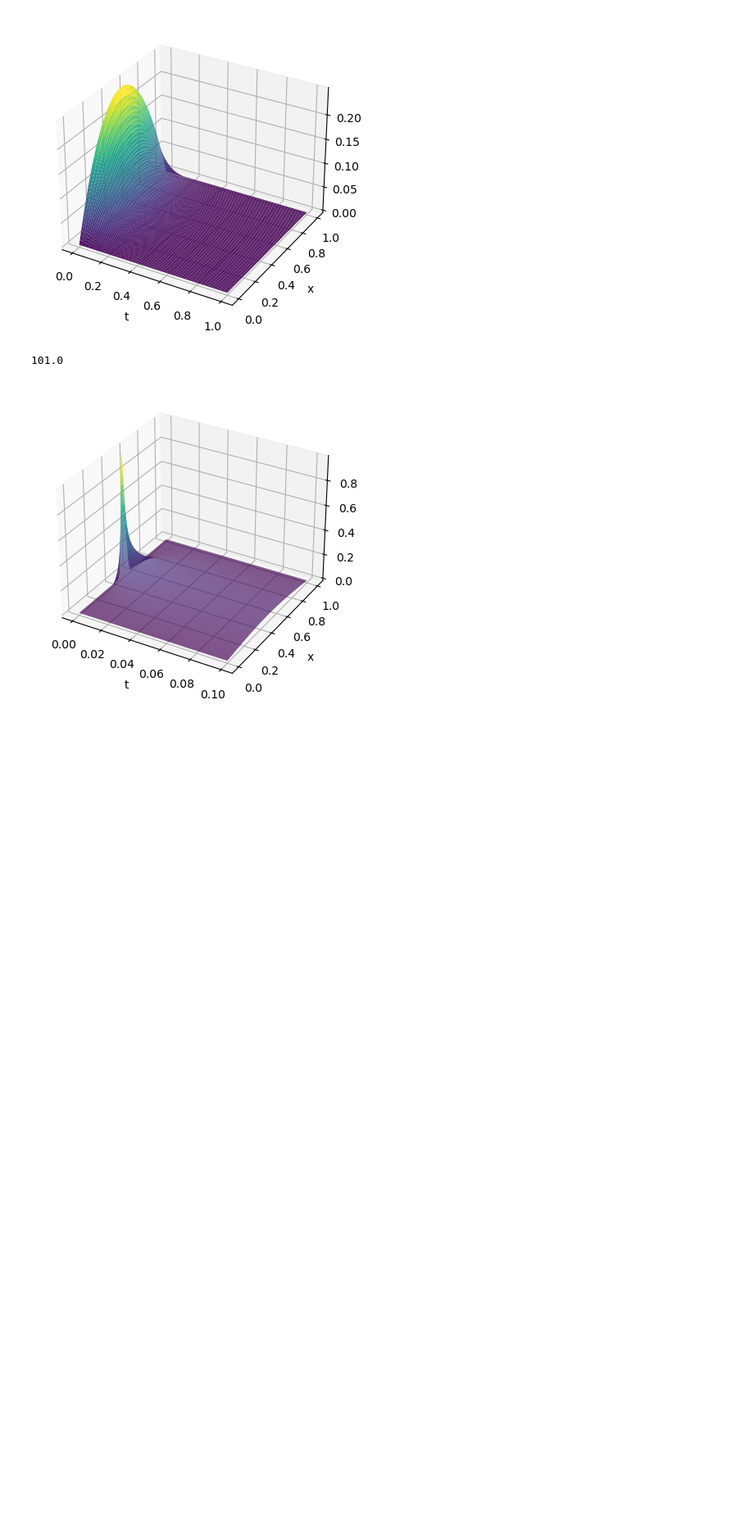
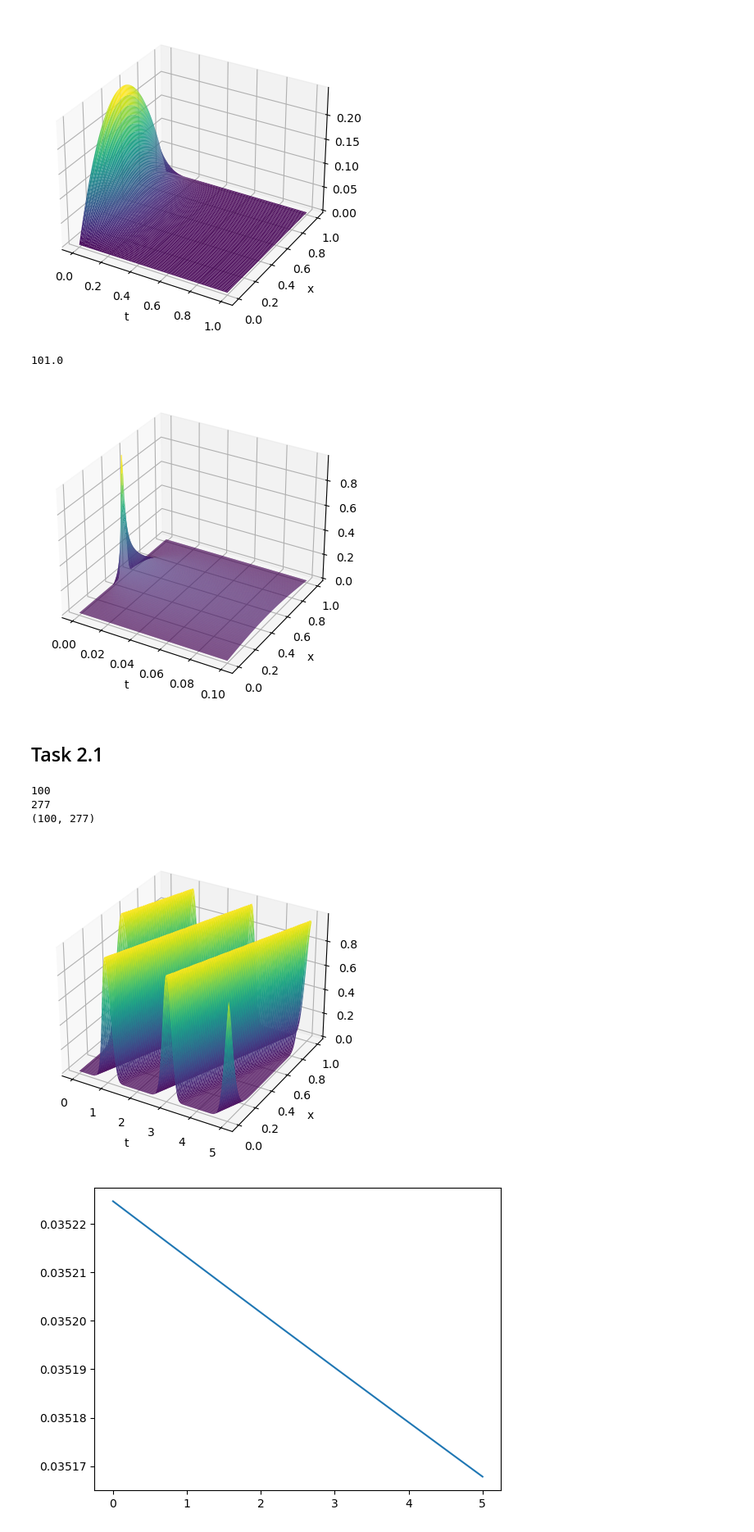
Before and after one commit to varepg/numerical-differential-equations, a Jupyter notebook: project3/project3.ipynb, the cells around one changed output. Shown at 82% size. Cells and saved outputs as stored; diff of their text form; code cells hidden in the pictures; blank space fills up the shorter version.

Commit message:
added plots for laxwen

```diff
--- a/project3/project3.ipynb
+++ b/project3/project3.ipynb
@@ -98,3 +99,33 @@ ax.set_ylabel("x")
 plt.show()
 # %% [output]
 [figure]
+# %% [markdown]
+## Task 2.1
+# %%
+g = lambda x: np.exp(-100*(x-0.5)**2)
+N = 100
+xgrid = np.linspace(0,1,N)
+amu = 0.9
+a = 0.5
+dt, dx = get_stepsizes(a, amu, N)
+dt = amu * dx / a
+u0 = g(xgrid)
+M = get_nbr_timesteps(5, dt)
+tgrid = np.linspace(0, 5, M)
+u, norms = laxwen_stepper(u0, amu, M)
+T, X = np.meshgrid(tgrid, xgrid)
+fig = plt.figure()
+ax = fig.add_subplot(projection='3d')
+ax.plot_surface(T, X, u, rstride=1, cstride=1, cmap="viridis", edgecolor="none")
+ax.set_xlabel("t")
+ax.set_ylabel("x")
+plt.show()
+plt.figure(2)
+plt.plot(tgrid, norms)
+plt.show()
+# %% [output]
+100
+277
+(100, 277)
+[figure, added]
+[figure, added]
```
Also changed, not shown: parts of 1 cell of this notebook.
